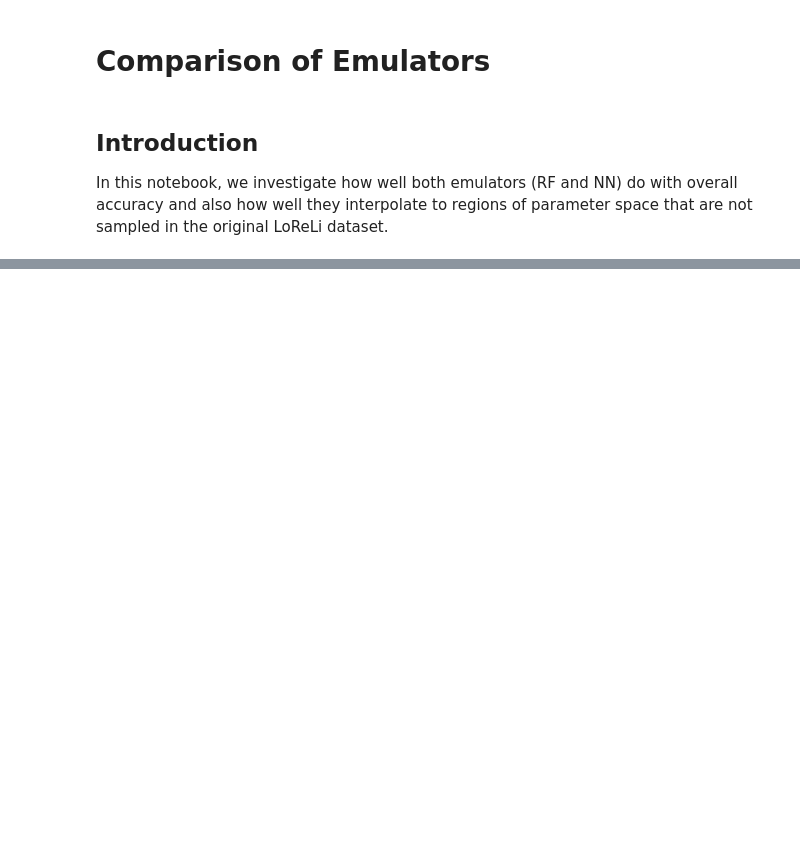
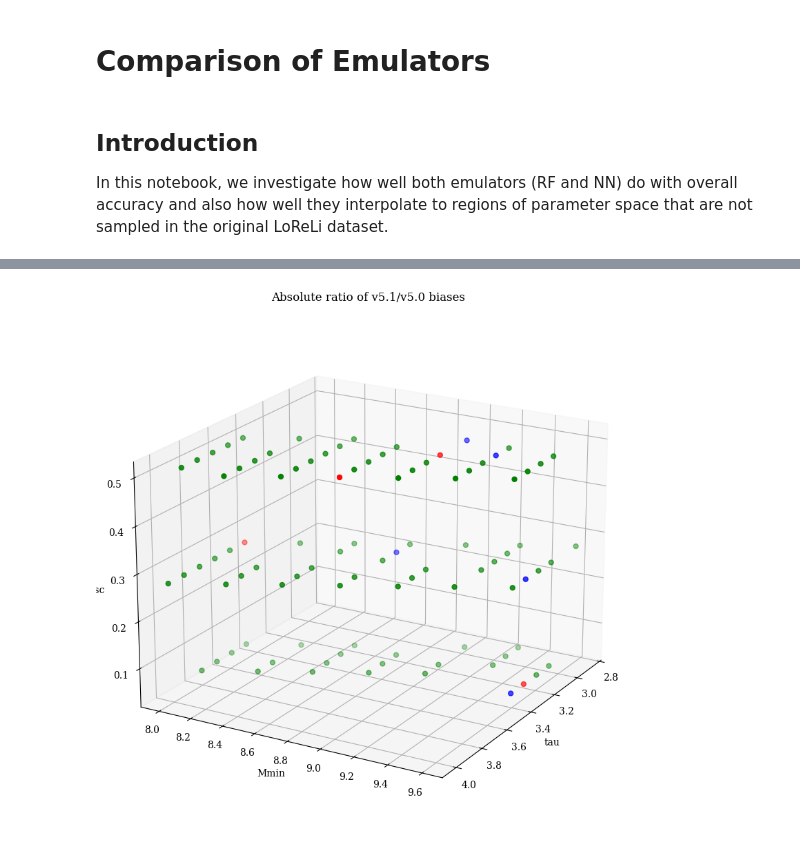
Before and after one commit to lisaleemcb/alfred, a Jupyter notebook: notebooks/Emulator_Comparison.ipynb, the cells around one changed output, grey strips where cells are left out. Saved outputs shown, nothing was run; the diff lists cells and outputs as text; code cells hidden in the pictures; blank space fills up the shorter version.

```diff
--- a/notebooks/Emulator_Comparison.ipynb
+++ b/notebooks/Emulator_Comparison.ipynb
@@ -955,0 +60,10 @@ array([0, 1, 2, 3, 4])
+# %%
+sn = '12958'
+sn2 = '11364'
+params = df.loc[sn].to_numpy()
+truths = dict(zip(df.columns, params))
+
+print(f"fitting simu{sn} with params:")
+print(params)
+print()
+print(df.loc[sn2])
@@ -955,0 +80,7 @@ array([0, 1, 2, 3, 4])
+# %%
+from matplotlib.colors import TwoSlopeNorm
+
+norm = TwoSlopeNorm(vmin=df['value'].min(), vcenter=0, vmax=df['value'].max())
+sm = plt.cm.ScalarMappable(cmap='coolwarm', norm=norm)
+
+df
@@ -955,0 +829,66 @@ array([0, 1, 2, 3, 4])
+# %%
+fig = plt.figure(figsize=(10,10))
+ax = fig.add_subplot(projection='3d')
+
+pvals = df.loc['12958'].to_numpy()
+
+subset = df[(df['fX'] == pvals[0]) & (df['rHS'] == pvals[1])]
+
+norm = TwoSlopeNorm(vmin=(np.asarray(biases51) / np.asarray(biases5) - 1).min(),
+                     vcenter=0.0,
+                       vmax=(np.asarray(biases51) / np.asarray(biases5) - 1).max())
+#norm = Normalize(vmin=-vlim,  vmax=vlim)
+ # for symmetric diverging color
+cmap = plt.cm.berlin
+
+biases = []
+paramsvals = []
+
+biases5 = []
+biases51 = []
+
+for sn in subset.index:
+ #   print(subset.loc[sn])
+
+    ptest = subset.loc[sn].to_numpy()
+    true = utils.spectra(sn)
+    emulated5 = emulator.kemu(ptest, **summon_emu('v5.0'))
+    emulated51 = emulator.kemu(ptest, **summon_emu('v5.1'))
+    bias5 = true[indices] - emulated5
+    bias51 = true[indices] - emulated51
+
+    paramsvals.append(ptest)
+    biases5.append(bias5[3])
+    biases51.append(bias51[3])
+    biases.append(bias51[3] / bias5[3])
+
+paramsvals = np.asarray(paramsvals)
+biases = np.asarray(biases) - 1
+
+scatter_colors = []
+for b in biases:
+    if b < -4.0:
+        color = 'red'
+    elif b > 4.0:
+        color = 'blue'
+    else:
+        color = 'green'
+
+    scatter_colors.append(color)
+
+sc = ax.scatter(paramsvals[:,2],
+            paramsvals[:,3],
+            paramsvals[:,4],
+            marker='.', s=100, c=scatter_colors)
+
+ax.view_init(elev=20, azim=30)
+
+# cbar = fig.colorbar(sc, ax=ax, shrink=0.6, aspect=10)
+# cbar.set_label('|Ratio of Biases|')
+
+ax.set_xlabel('tau')
+ax.set_ylabel('Mmin')
+ax.set_zlabel('fesc')
+
+ax.set_title('Absolute ratio of v5.1/v5.0 biases')
+# %% [output]
@@ -955,0 +896 @@ array([0, 1, 2, 3, 4])
+[figure, added]
```
Also changed, not shown: parts of 99 cells of this notebook, 9 other files.
